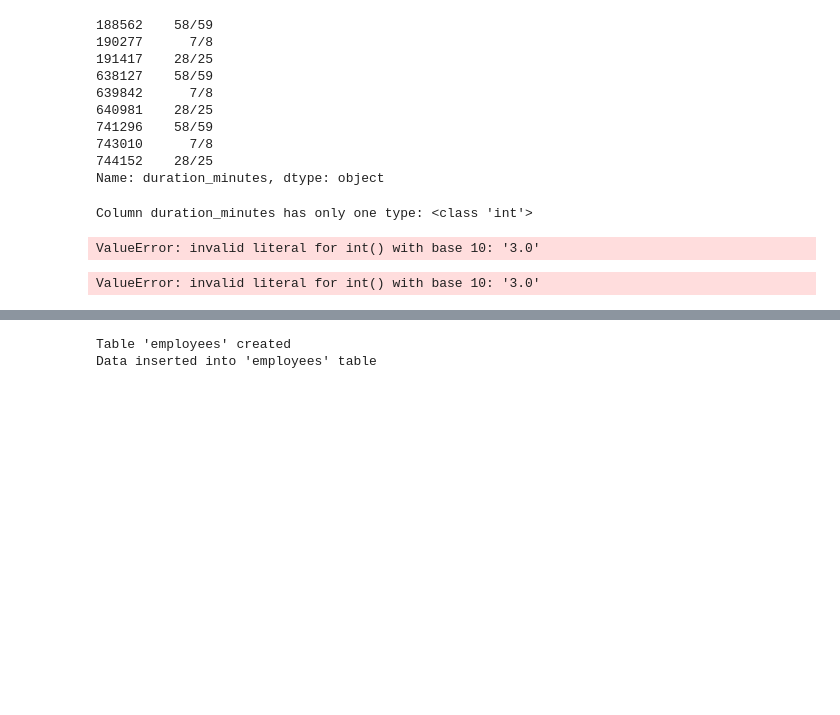
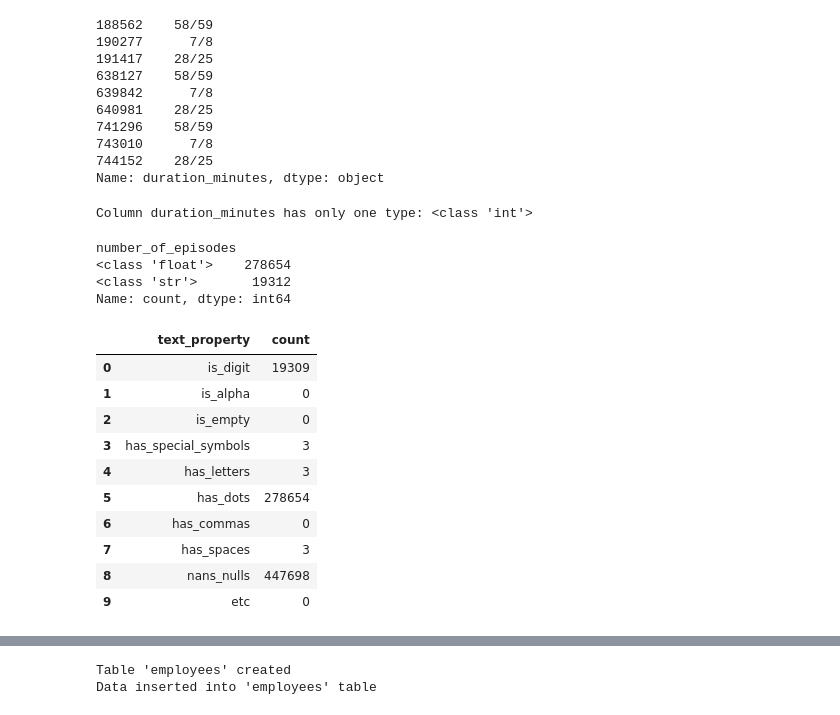
Before and after one commit to rvegrc/de, a Jupyter notebook: db_ops/db_ops.ipynb, the cells around one changed output, grey strips where cells are left out. Saved outputs shown, nothing was run; the diff lists cells and outputs as text; code cells hidden in the pictures; blank space fills up the shorter version.

```diff
--- a/db_ops/db_ops.ipynb
+++ b/db_ops/db_ops.ipynb
@@ -462,11 +462,23 @@ not_same_types(fc_reg_df, 'duration_minutes')
 # %% [output]
 Column duration_minutes has only one type: <class 'int'>
 # %%
-# convert duration_minutes to int
-fc_reg_df['duration_minutes'].astype(int)
+not_same_types(fc_reg_df, 'number_of_episodes')
 # %% [output]
-ValueError: invalid literal for int() with base 10: '3.0'
+number_of_episodes
+<class 'float'>    278654
+<class 'str'>       19312
+Name: count, dtype: int64
 # %%
-fc_reg_df['duration_minutes'].astype(int)
+str_class(fc_reg_df, 'number_of_episodes')
 # %% [output]
-ValueError: invalid literal for int() with base 10: '3.0'
+|  | text_property | count |
+| 0 | is_digit | 19309 |
+| 1 | is_alpha | 0 |
+| 2 | is_empty | 0 |
+| 3 | has_special_symbols | 3 |
+| 4 | has_letters | 3 |
+| 5 | has_dots | 278654 |
+| 6 | has_commas | 0 |
+| 7 | has_spaces | 3 |
+| 8 | nans_nulls | 447698 |
+| 9 | etc | 0 |
```
Also changed, not shown: parts of 18 cells of this notebook.
